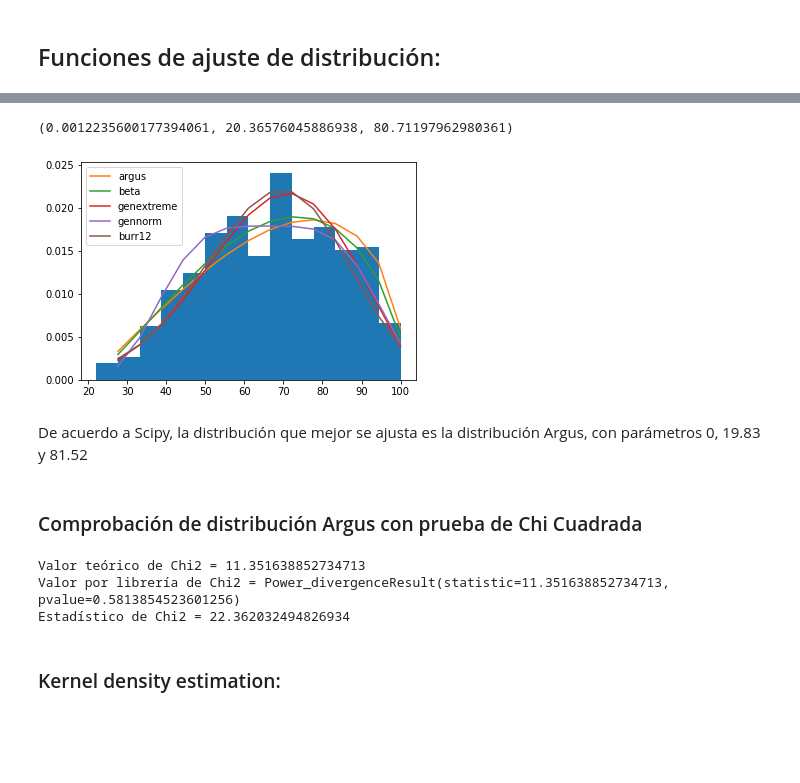
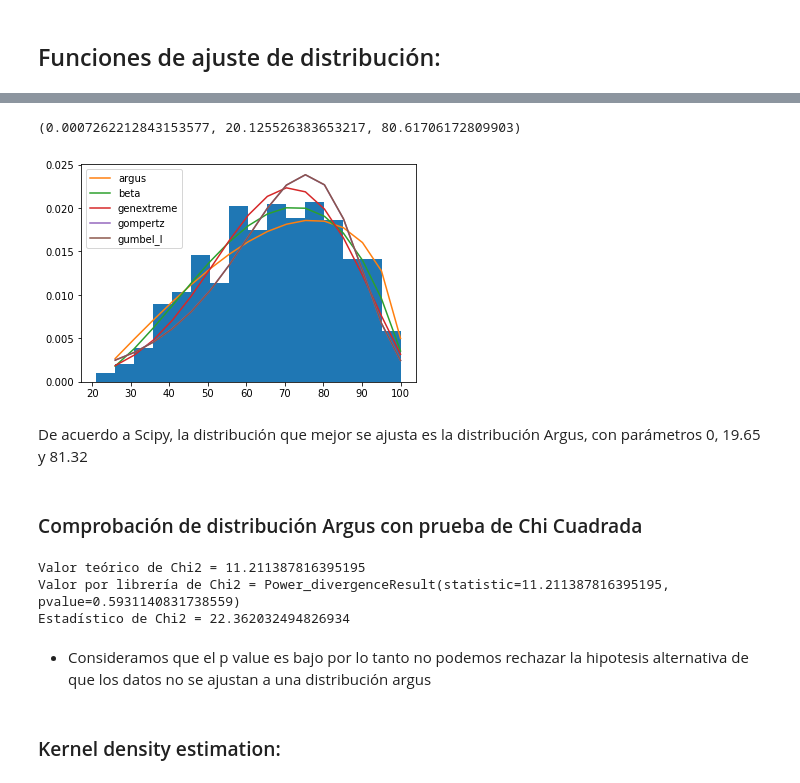
Before and after one commit to PintorOD1997/ProyectoConjunto_LandaverdeI_PintorD, a Jupyter notebook: ProyectoModulo1_OchoaD_MercadoI.ipynb, the cells around one changed output, grey strips where cells are left out. Drawn from its saved outputs; the diff is of its cells as text; code cells hidden in the pictures; blank space fills up the shorter version.

```diff
--- a/ProyectoModulo1_OchoaD_MercadoI.ipynb
+++ b/ProyectoModulo1_OchoaD_MercadoI.ipynb
@@ -715,19 +728,21 @@ Text(0.5, 1.0, 'Probabilidad de humedad para Verano en Seattle')
 # %%
-dist, p = best_fit_params(humedad)
+dist, p = best_fit_params(df_filtrado.Humidity)
 p
 # %% [output]
-(0.0012235600177394061, 20.36576045886938, 80.71197962980361)
+(0.0007262212843153577, 20.125526383653217, 80.61706172809903)
-[figure, old version]
+[figure, new version]
 # %% [markdown]
-De acuerdo a Scipy, la distribución que mejor se ajusta es la distribución Argus, con parámetros 0, 19.83 y 81.52
+De acuerdo a Scipy, la distribución que mejor se ajusta es la distribución Argus, con parámetros 0, 19.65 y 81.32
 # %% [markdown]
 ### Comprobación de distribución Argus con prueba de Chi Cuadrada
 # %%
 chi2(dist,p,y,x[:-1])
 # %% [output]
-Valor teórico de Chi2 = 11.351638852734713
-Valor por librería de Chi2 = Power_divergenceResult(statistic=11.351638852734713, pvalue=0.5813854523601256)
+Valor teórico de Chi2 = 11.211387816395195
+Valor por librería de Chi2 = Power_divergenceResult(statistic=11.211387816395195, pvalue=0.5931140831738559)
 Estadístico de Chi2 = 22.362032494826934
+# %% [markdown]
+* Consideramos que el p value es bajo por lo tanto no podemos rechazar la hipotesis alternativa de que los datos no se ajustan a una distribución argus
 # %% [markdown]
 ### Kernel density estimation:
 # %%
```
Also changed, not shown: parts of 55 cells of this notebook.
